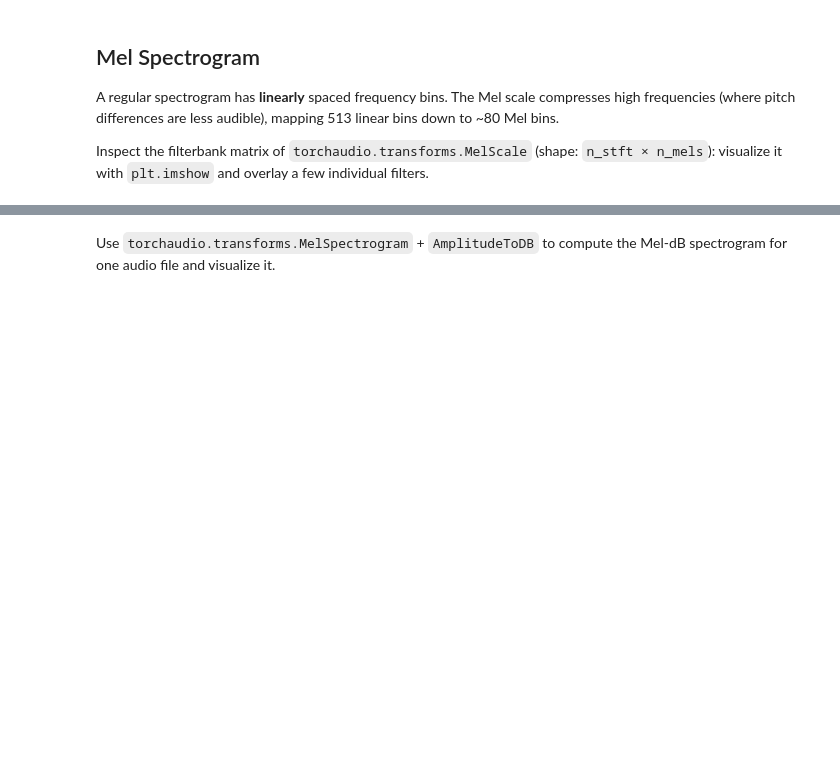
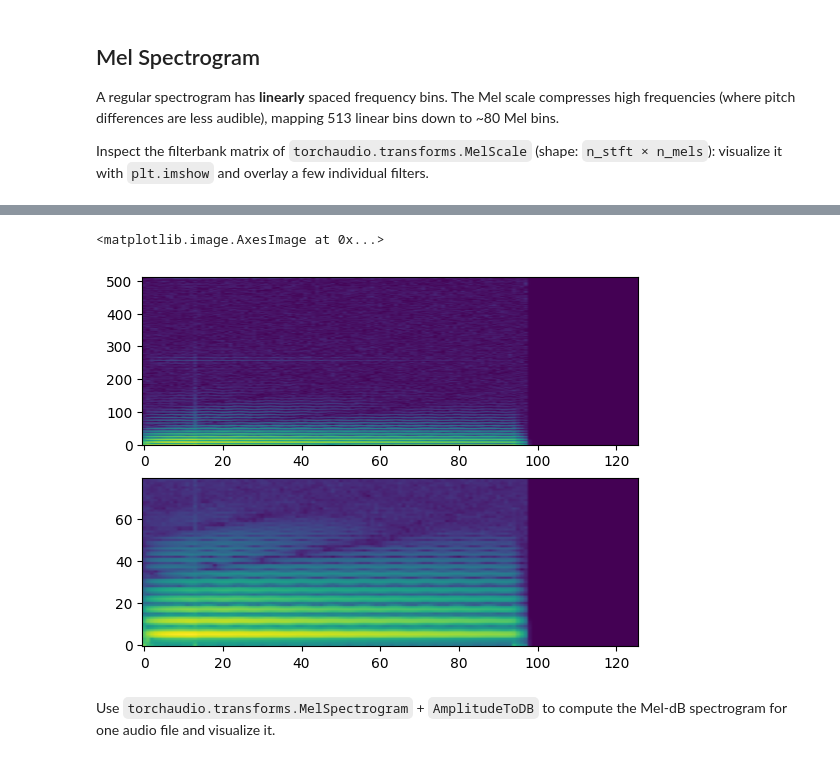
Before and after one commit to jdasam/ant5015, a Jupyter notebook: notebooks/3rd_week_pitch_classification.ipynb, the cells around one changed output, grey strips where cells are left out. Saved outputs shown, nothing was run; the diff lists cells and outputs as text; code cells hidden in the pictures; blank space fills up the shorter version.

```diff
--- a/notebooks/3rd_week_pitch_classification.ipynb
+++ b/notebooks/3rd_week_pitch_classification.ipynb
@@ -530,3 +607,13 @@ import matplotlib.pyplot as plt
+# %%
+import torch
+mel_spec = mel_scale(spec)
+plt.subplot(2,1,1)
+plt.imshow(torch.log(spec[0]+1e-8), origin='lower', aspect='auto')
+plt.subplot(2,1,2)
+plt.imshow(torch.log(mel_spec[0]+1e-8), origin='lower', aspect='auto')
+# %% [output]
+<matplotlib.image.AxesImage at 0x...>
+[figure, added]
 # %% [markdown]
 Use `torchaudio.transforms.MelSpectrogram` + `AmplitudeToDB` to compute the Mel-dB spectrogram for one audio file and visualize it.
 # %%
```
Also changed, not shown: parts of 14 cells of this notebook.
